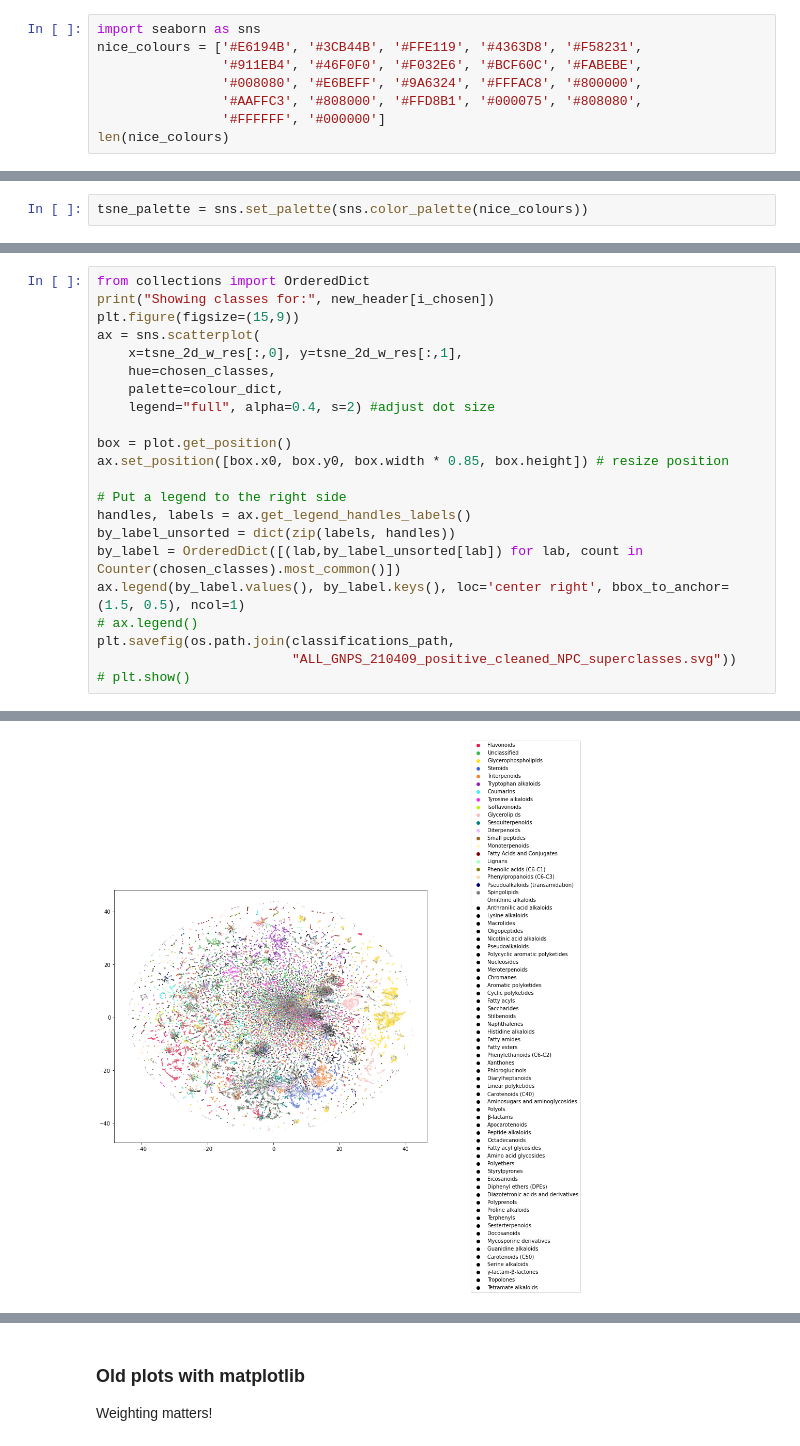
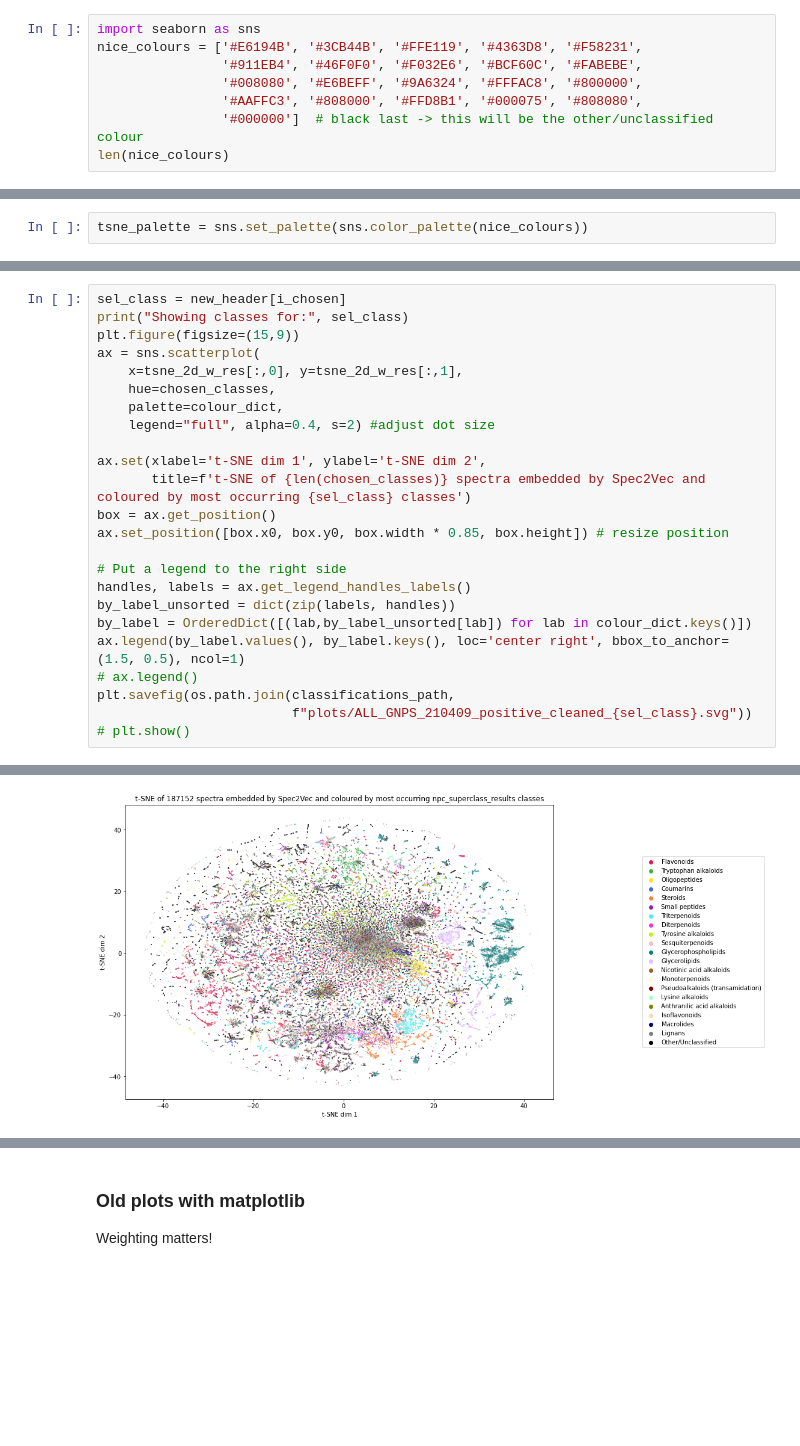
Before and after one commit to louwenjjr/ms2_mass_differences, a Jupyter notebook: notebooks/1d-Prepare_visualisation_data.ipynb, the cells around one changed output, grey strips where cells are left out. Cells and saved outputs as stored; diff of their text form; blank space fills up the shorter version.

Commit message:
aggregate spectra out of top20 occurring classes in other/unclassified, minimise legend

```diff
--- a/notebooks/1d-Prepare_visualisation_data.ipynb
+++ b/notebooks/1d-Prepare_visualisation_data.ipynb
@@ -232,6 +235,6 @@ nice_colours = ['#E6194B', '#3CB44B', '#FFE119', '#4363D8', '#F58231',
                 '#911EB4', '#46F0F0', '#F032E6', '#BCF60C', '#FABEBE',
                 '#008080', '#E6BEFF', '#9A6324', '#FFFAC8', '#800000',
                 '#AAFFC3', '#808000', '#FFD8B1', '#000075', '#808080',
-                '#FFFFFF', '#000000']
+                '#000000']  # black last -> this will be the other/unclassified colour
 len(nice_colours)
 # %% [output]
@@ -281,27 +298,29 @@ Counter(chosen_classes).most_common()
 # %%
-from collections import OrderedDict
-print("Showing classes for:", new_header[i_chosen])
+sel_class = new_header[i_chosen]
+print("Showing classes for:", sel_class)
 plt.figure(figsize=(15,9))
 ax = sns.scatterplot(
     x=tsne_2d_w_res[:,0], y=tsne_2d_w_res[:,1],
     hue=chosen_classes,
     palette=colour_dict,
     legend="full", alpha=0.4, s=2) #adjust dot size
 
-box = plot.get_position()
+ax.set(xlabel='t-SNE dim 1', ylabel='t-SNE dim 2',
+       title=f't-SNE of {len(chosen_classes)} spectra embedded by Spec2Vec and coloured by most occurring {sel_class} classes')
+box = ax.get_position()
 ax.set_position([box.x0, box.y0, box.width * 0.85, box.height]) # resize position
 
 # Put a legend to the right side
 handles, labels = ax.get_legend_handles_labels()
 by_label_unsorted = dict(zip(labels, handles))
-by_label = OrderedDict([(lab,by_label_unsorted[lab]) for lab, count in Counter(chosen_classes).most_common()])
+by_label = OrderedDict([(lab,by_label_unsorted[lab]) for lab in colour_dict.keys()])
 ax.legend(by_label.values(), by_label.keys(), loc='center right', bbox_to_anchor=(1.5, 0.5), ncol=1)
 # ax.legend()
 plt.savefig(os.path.join(classifications_path,
-                         "ALL_GNPS_210409_positive_cleaned_NPC_superclasses.svg"))
+                         f"plots/ALL_GNPS_210409_positive_cleaned_{sel_class}.svg"))
 # plt.show()
 # %% [output]
 Showing classes for: npc_superclass_results
-[figure, old version]
+[figure, new version]
 # %%
 # UniqueInchikey - dot size and alpha are different than plot above
```
Also changed, not shown: parts of 8 cells of this notebook.
